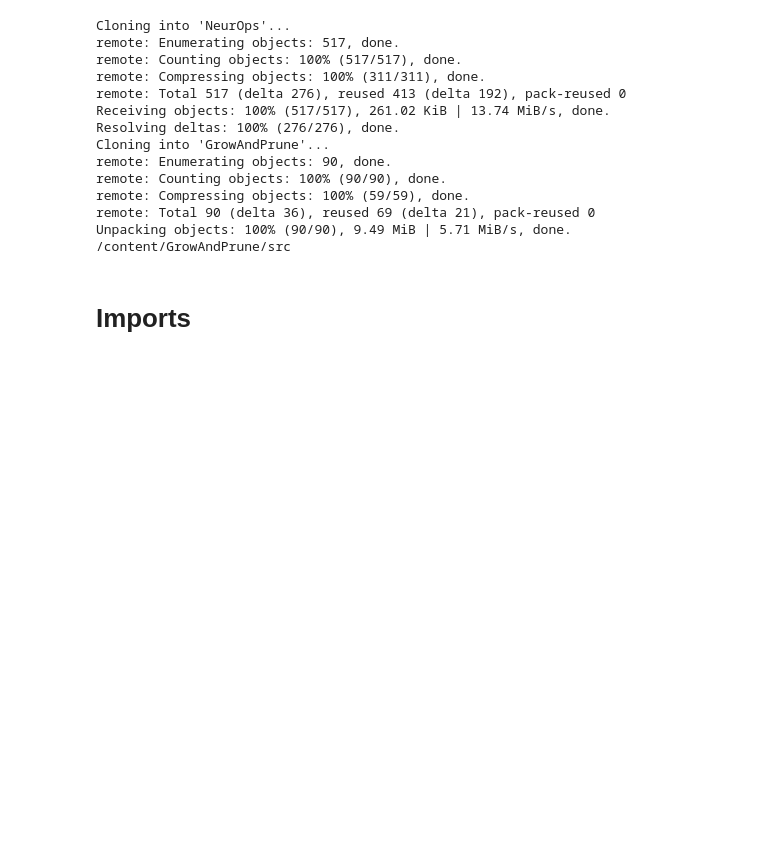
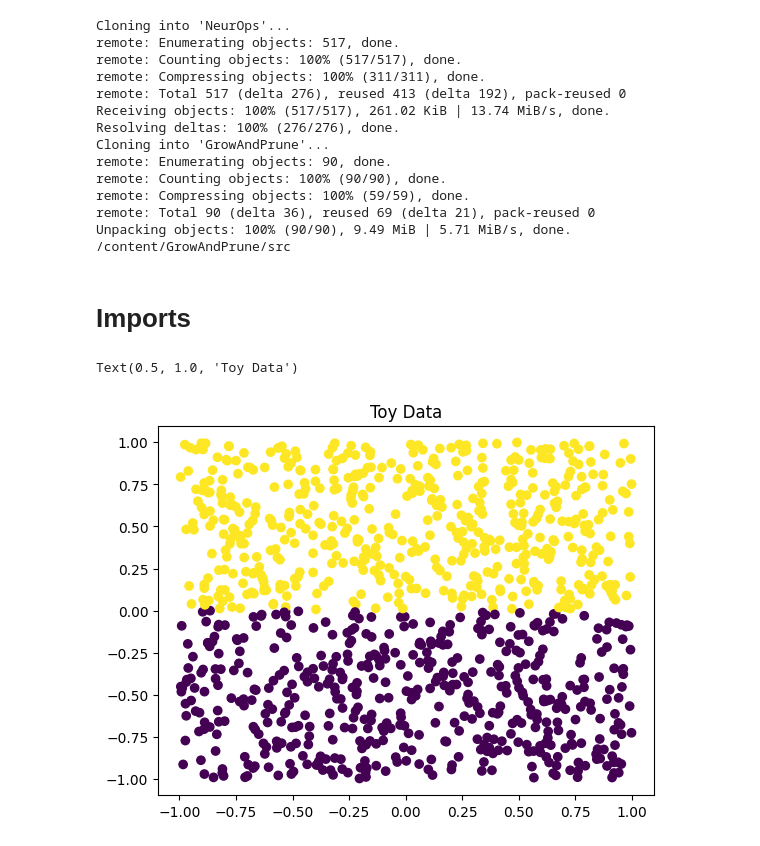
Before and after one commit to k8lion/GrowAndPrune, a Jupyter notebook: src/TLsandbox.ipynb, the cells around one changed output. Saved outputs shown, nothing was run; the diff lists cells and outputs as text; code cells hidden in the pictures; blank space fills up the shorter version.

```diff
--- a/src/TLsandbox.ipynb
+++ b/src/TLsandbox.ipynb
@@ -69,6 +51,14 @@ from growprune import *
 
 device = torch.device("cuda" if torch.cuda.is_available() else "cpu")
 # %%
-data = TransferToyData()
+data = TransferToyData(line=False)
 train_loader, val_loader, test_loader = split_dataset(data, val_size=0.1, test_size=0.1, batch_size=32)
+# %%
+#plot data
+fig, ax = plt.subplots()
+ax.scatter(data.X[:,0], data.X[:,1], c=data.y)
+ax.set_title("Toy Data")
+# %% [output]
+Text(0.5, 1.0, 'Toy Data')
+[figure, added]
 # %%
```
Also changed, not shown: parts of 4 cells of this notebook, 1 other file.
